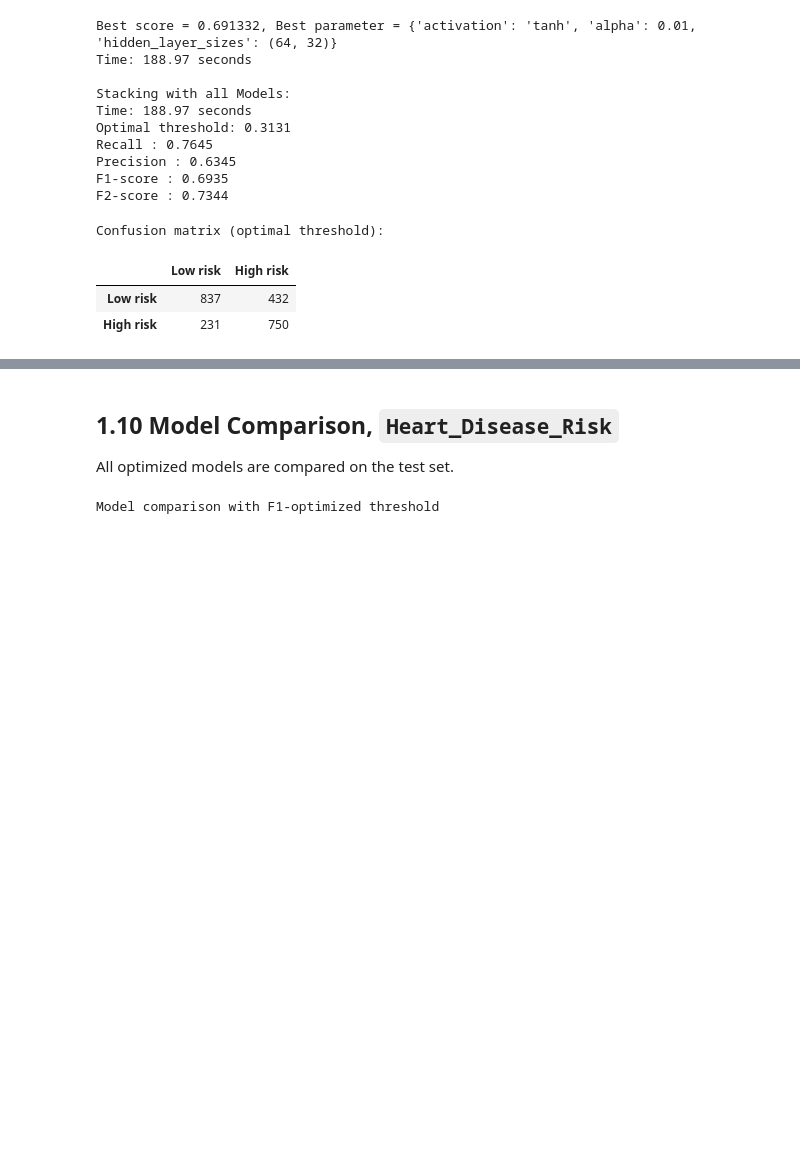
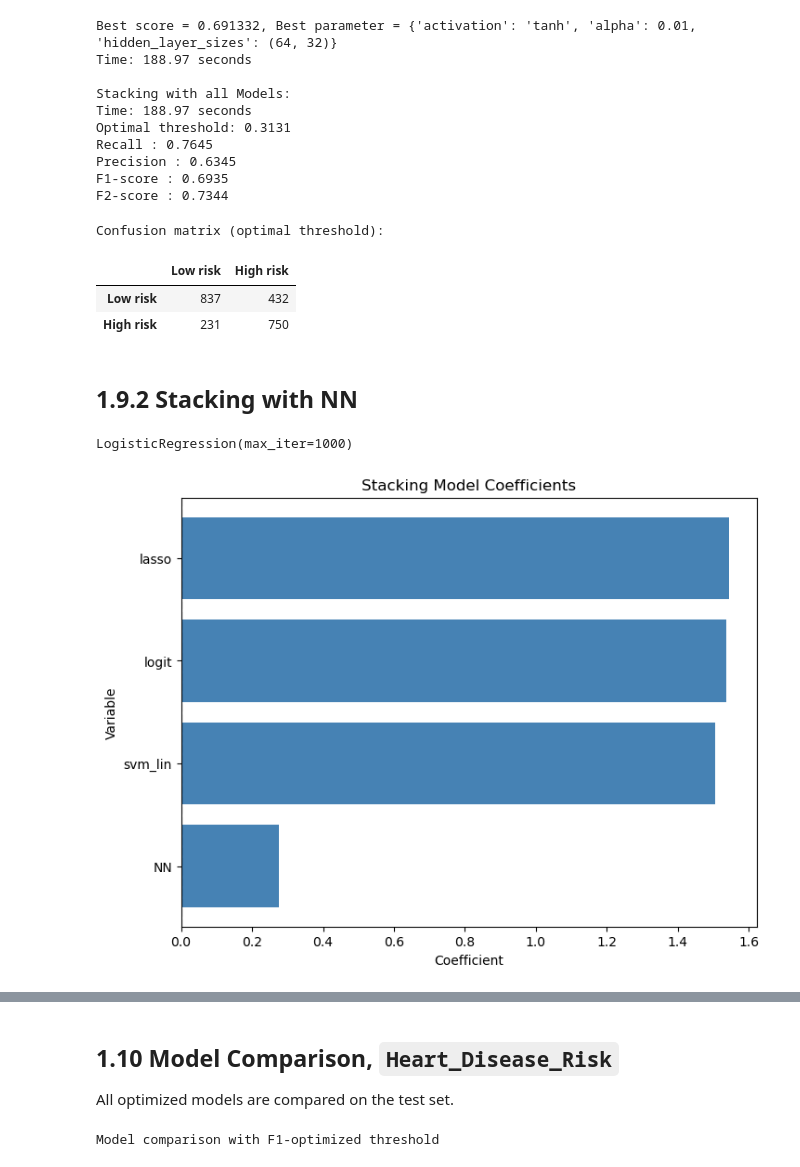
Before and after one commit to HOANG-Anh2004/projet_ML_4A_GMM_INSA, a Jupyter notebook: Modelisation.ipynb, the cells around one changed output, grey strips where cells are left out. Saved outputs shown, nothing was run; the diff lists cells and outputs as text; code cells hidden in the pictures; blank space fills up the shorter version.

```diff
--- a/Modelisation.ipynb
+++ b/Modelisation.ipynb
@@ -1187,3 +1187,44 @@ Confusion matrix (optimal threshold):
 |  | Low risk | High risk |
 | Low risk | 837 | 432 |
 | High risk | 231 | 750 |
+# %% [markdown]
+## 1.9.2 Stacking with NN
+# %%
+stack_val4 = pd.DataFrame({
+    "logit": y_val_logit_proba,
+    "lasso": y_val_lasso_proba,
+    "svm_lin": y_val_svm_lin_proba,
+    'NN': y_proba_NN_val
+})
+meta_model4 = LogisticRegression(max_iter=1000)
+meta_model4.fit(stack_val4, yval_c)
+# %% [output]
+LogisticRegression(max_iter=1000)
+# %%
+# Coefficients for logistic regression
+
+feature_names = stack_val4.columns  # or list of features used
+
+# Get coefficients
+coefs = meta_model4.coef_[0]
+
+# Put into DataFrame
+coef_df = pd.DataFrame({
+    "Variable": feature_names,
+    "Coefficient": coefs
+})
+
+# Sort by absolute value
+coef_df = coef_df.reindex(coef_df['Coefficient'].abs().sort_values(ascending=False).index)
+
+# Plot
+plt.figure(figsize=(8, 6))
+plt.barh(coef_df['Variable'], coef_df['Coefficient'], color='steelblue')
+plt.axvline(x=0, color='k', linestyle='--')
+plt.xlabel('Coefficient')
+plt.ylabel('Variable')
+plt.title('Stacking Model Coefficients')
+plt.gca().invert_yaxis()  # largest on top
+plt.show()
+# %% [output]
+[figure, added]
```
Also changed, not shown: parts of 4 cells of this notebook.
